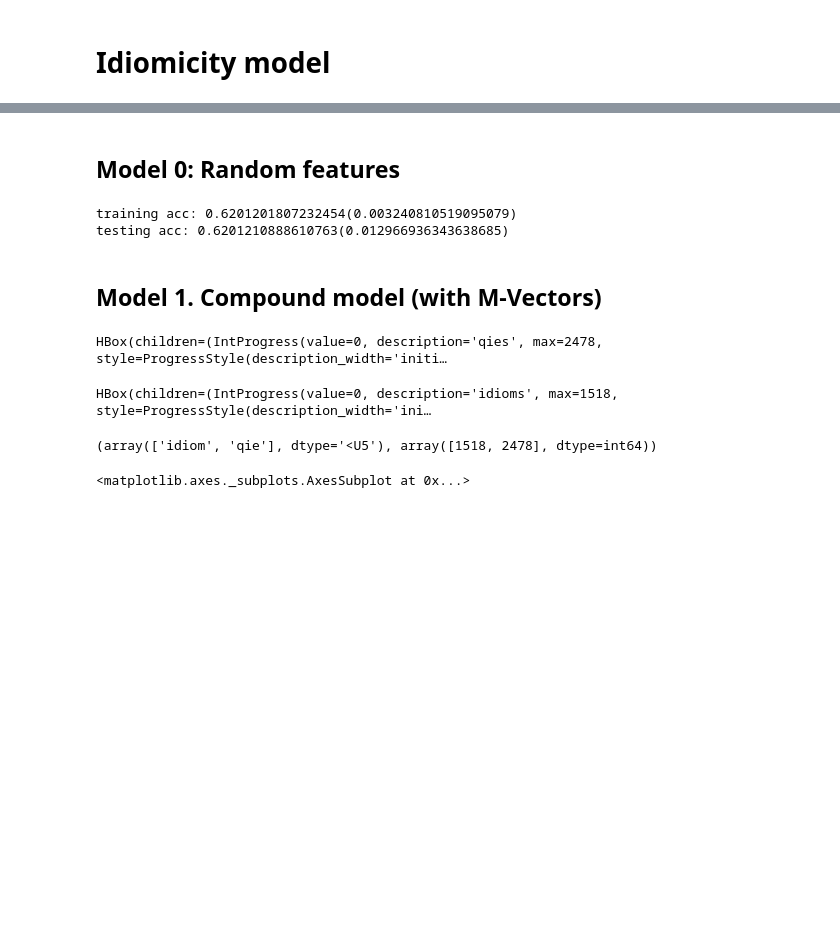
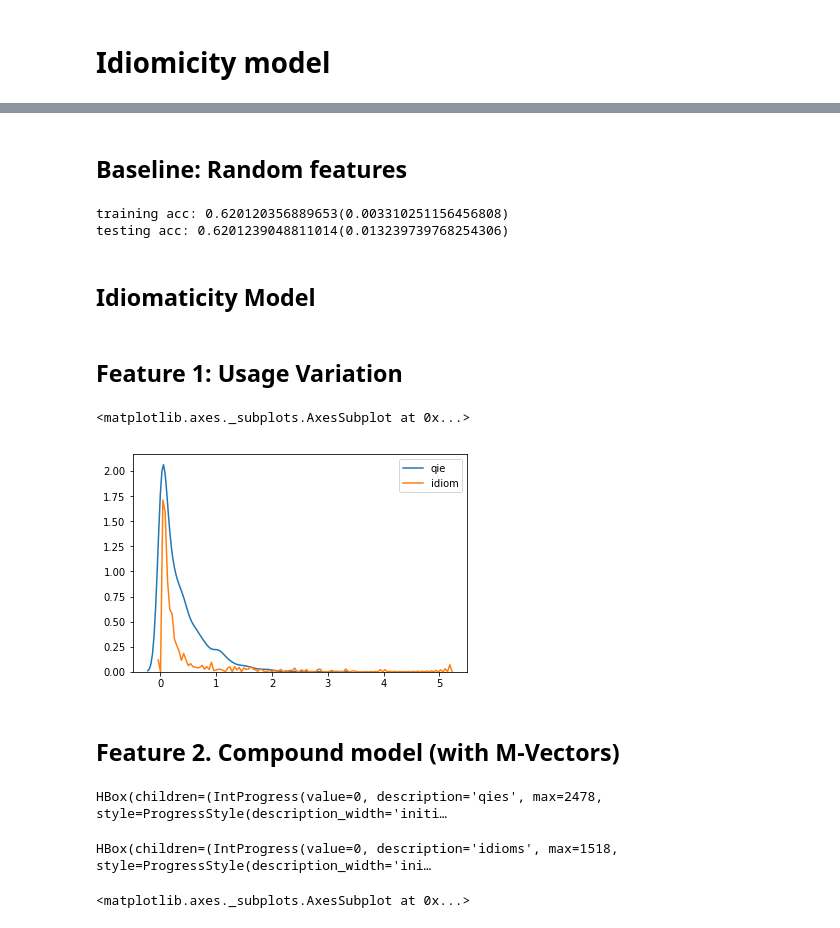
Before and after one commit to seantyh/MWE2019, a Jupyter notebook: etc/Model.ipynb, the cells around one changed output, grey strips where cells are left out. Saved outputs shown, nothing was run; the diff lists cells and outputs as text; code cells hidden in the pictures; blank space fills up the shorter version.

Commit message:
update Model.ipynb to include variation features

```diff
--- a/etc/Model.ipynb
+++ b/etc/Model.ipynb
@@ -37,5 +47,5 @@ kf = KFold(n_splits=5, shuffle=True, random_state=15562)
 # %% [markdown]
-##  Model 0: Random features
+##  Baseline: Random features
 # %%
 rs = np.random.RandomState(15562)
 X = rs.randn(len(y), 1)
@@ -47,15 +57,31 @@ for train_idx, test_idx in kf.split(X):
     svm = SVC(gamma='auto')
     std_svm0 = Pipeline([('std', std), ('svm', svm)])
     std_svm0.fit(X_train, y_train)
-    train_accs.append(std_svm1.score(X_train, y_train))
-    test_accs.append(std_svm1.score(X_test, y_test))
+    train_accs.append(std_svm0.score(X_train, y_train))
+    test_accs.append(std_svm0.score(X_test, y_test))
 print(f"training acc: {np.mean(train_accs)}({np.std(train_accs)})")
 print(f"testing acc: {np.mean(test_accs)}({np.std(test_accs)})")
 # %% [output]
-training acc: 0.6201201807232454(0.003240810519095079)
-testing acc: 0.6201210888610763(0.012966936343638685)
+training acc: 0.620120356889653(0.003310251156456808)
+testing acc: 0.6201239048811014(0.013239739768254306)
+# %% [markdown]
+## Idiomaticity Model
+# %% [markdown]
+## Feature 1: Usage Variation
+# %%
+vars_feats = [materials.variations[ng]/(materials.ngFreq[ng]*0.05)
+              for ng in chain(materials.qies, materials.idioms)]
+vars_feats = np.log(np.array(vars_feats)+1)
+# %%
+qie_vars = [x for x, tag in zip(vars_feats, y) if tag == "qie"]
+idiom_vars = [x for x, tag in zip(vars_feats, y) if tag == "idiom"]
+sns.distplot(qie_vars, label='qie', hist=False, kde=True)
+sns.distplot(idiom_vars, label='idiom', hist=False, kde=True)
+# %% [output]
+<matplotlib.axes._subplots.AxesSubplot at 0x...>
+[figure, added]
 # %% [markdown]
-## Model 1. Compound model (with M-Vectors)
+## Feature 2. Compound model (with M-Vectors)
 # %%
 feat_path = get_cache_path('model_features', 'features.pkl')
 USE_CACHE = False
@@ -73,7 +97,3 @@ y = np.array(features.get_tags(materials))
-# %%
-np.unique(y, return_counts=True)
-# %% [output]
-(array(['idiom', 'qie'], dtype='<U5'), array([1518, 2478], dtype=int64))
 # %%
 qie_comp = [x for x, tag in zip(comp_feats, y) if tag == "qie"]
 idiom_comp = [x for x, tag in zip(comp_feats, y) if tag == "idiom"]
```
Also changed, not shown: parts of 18 cells of this notebook, 9 other files.
